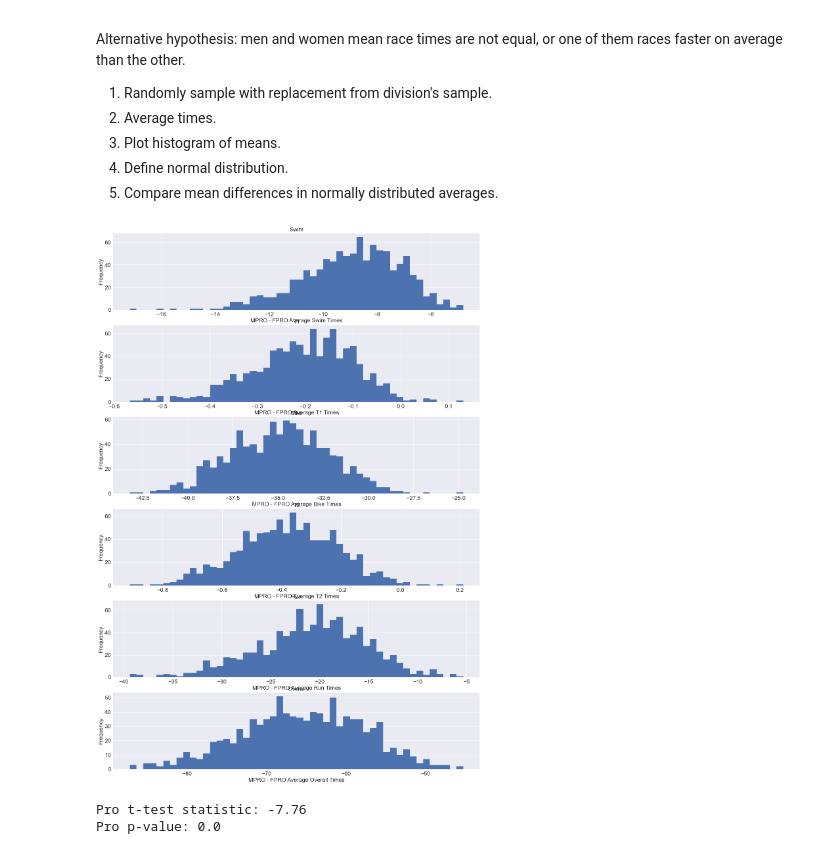
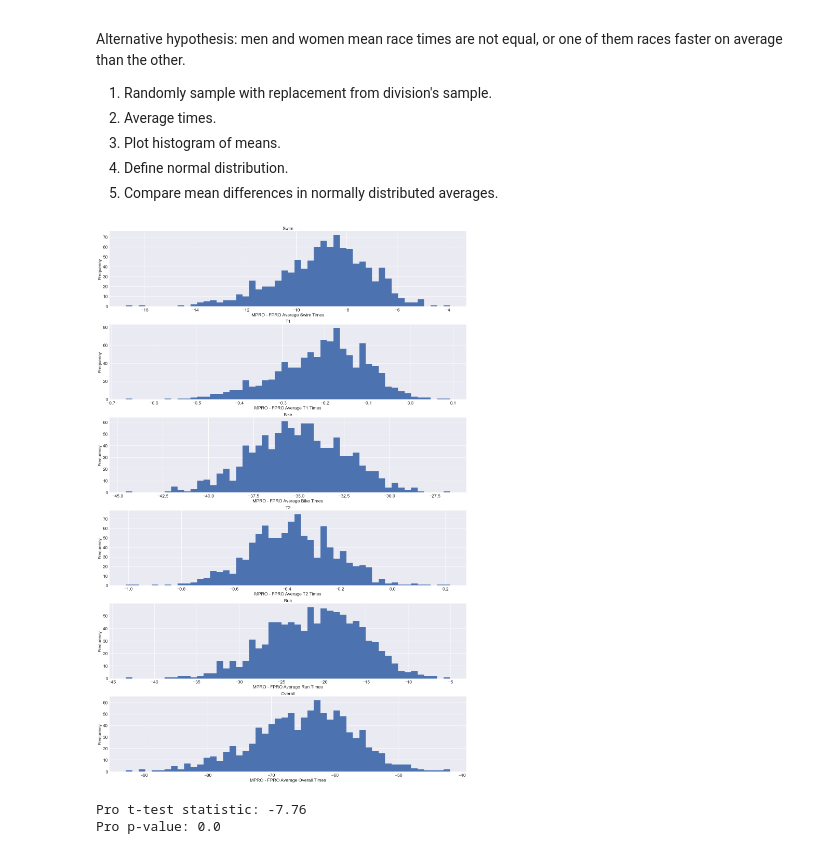
Before and after one commit to czaloumi/ironman-2019, a Jupyter notebook: src/ironman19.ipynb, the cells around one changed output. Cells and saved outputs as stored; diff of their text form; code cells hidden in the pictures.

```diff
--- a/src/ironman19.ipynb
+++ b/src/ironman19.ipynb
@@ -86,11 +86,11 @@ sports = ['Swim', 'T1', 'Bike', 'T2', 'Run', 'Overall']
 # %%
 fig, axs = plt.subplots(6, figsize=(20,30))
 for sport, ax in zip(sports, axs):
     plot_hist_stats(ax, df, sport, 'MPRO', 'FPRO', 1000, np.mean)
-plt.tight_layout
-plt.savefig(f'../images/mpro-fpro-{today}');
+plt.tight_layout()
+#plt.savefig(f'../images/mpro-fpro-{today}');
 # %% [output]
-[figure, old version]
+[figure, new version]
 # %%
 t_statistic, pvalue = ttest_ind(df[df['Division']=='MPRO']['Overall'], df[df['Division']=='FPRO']['Overall'], equal_var=False)
 print(f'Pro t-test statistic: {round(t_statistic,2)}')
```
Also changed, not shown: parts of 17 cells of this notebook, 4 other files.
